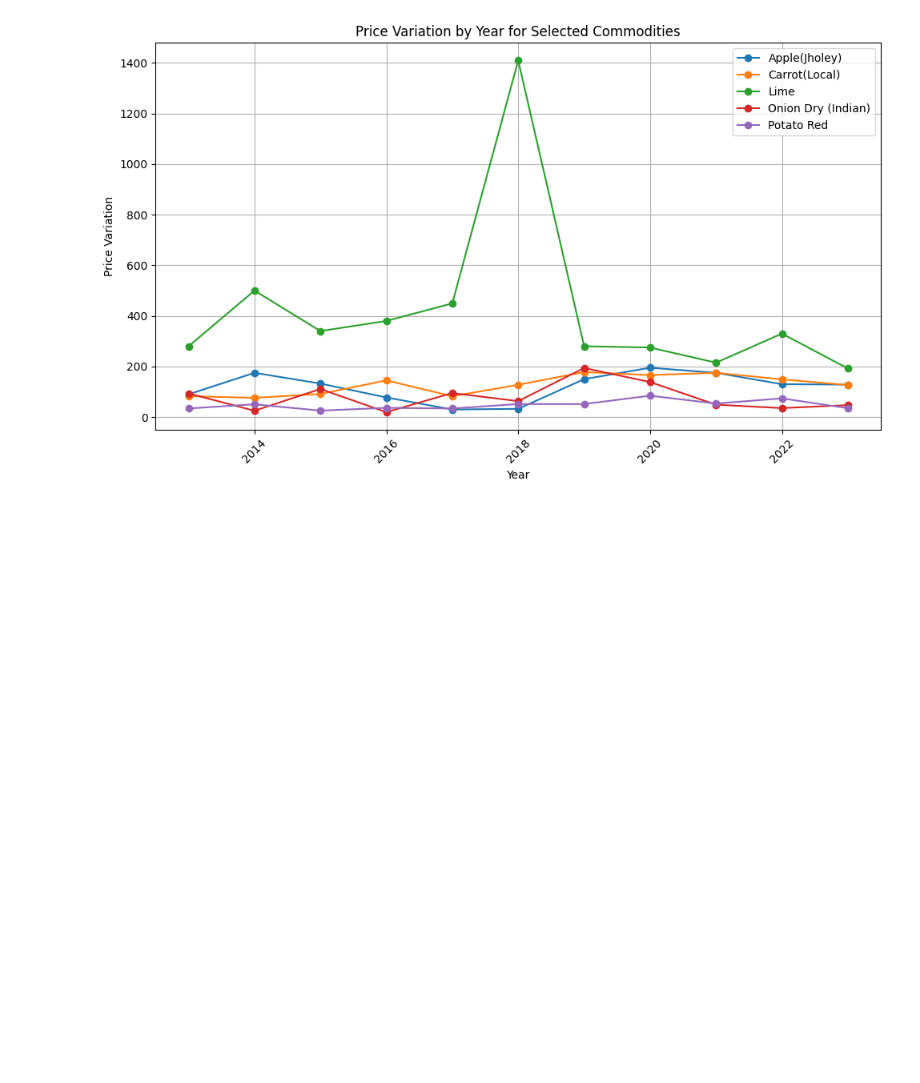
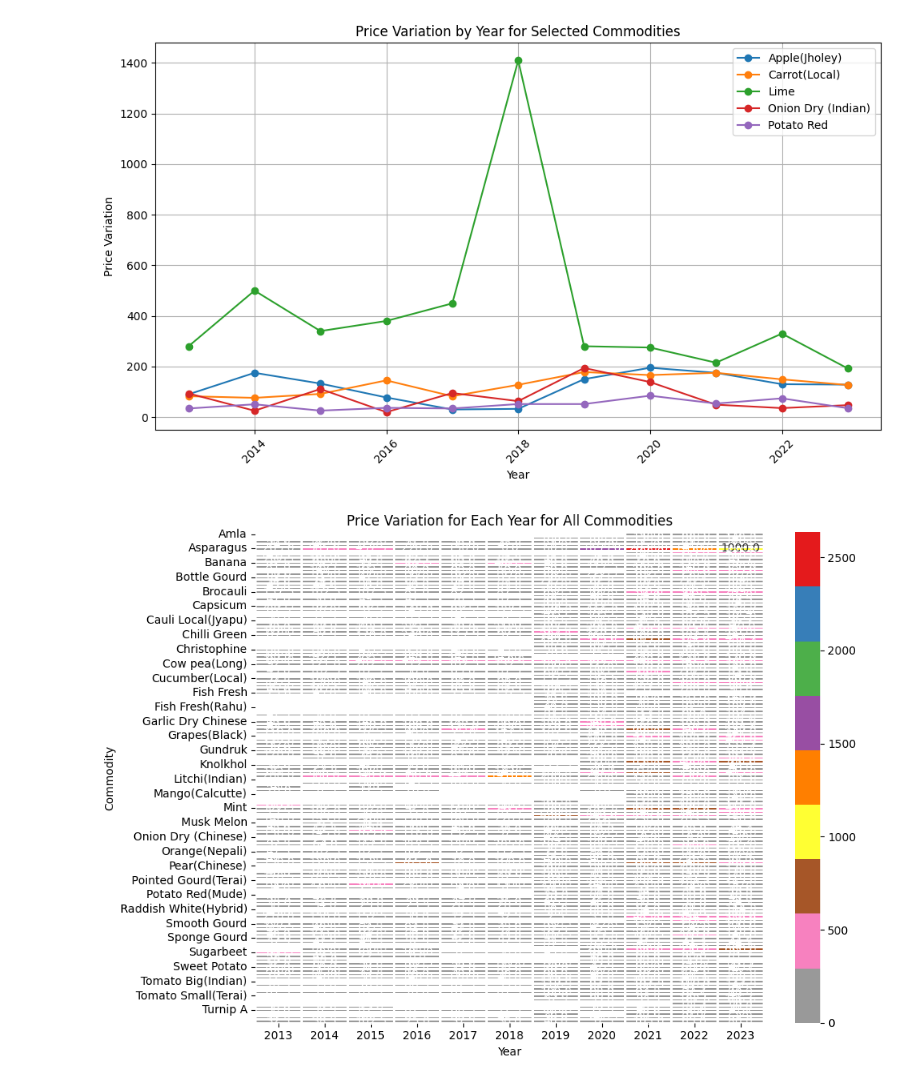
Before and after one commit to Rk-Pudasaini/Data_Analysis, a Jupyter notebook: Kalimati_tarkari_price_analysis.ipynb, the cells around one changed output. Cells and saved outputs as stored; diff of their text form; code cells hidden in the pictures; blank space fills up the shorter version.

```diff
--- a/Kalimati_tarkari_price_analysis.ipynb
+++ b/Kalimati_tarkari_price_analysis.ipynb
@@ -622,3 +624,26 @@ plt.tight_layout()
 plt.show()
 # %% [output]
 [figure]
+# %%
+import seaborn as sns
+
+
+plt.figure(figsize=(10, 7))
+
+# Pivot the DataFrame to the appropriate format
+pivot_df = price_variation_by_year_df.pivot_table(index="Commodity", columns="Year", values="Price Variation")
+
+# Plot heatmap
+sns.heatmap(pivot_df,
+            linewidths=1,
+            cmap='Set1_r',
+            annot=True,
+            fmt=".1f")
+
+plt.ylabel("Commodity")
+plt.xlabel("Year")
+plt.title("Price Variation for Each Year for All Commodities")
+plt.tight_layout()
+plt.show()
+# %% [output]
+[figure, added]
```
Also changed, not shown: parts of 6 cells of this notebook.
